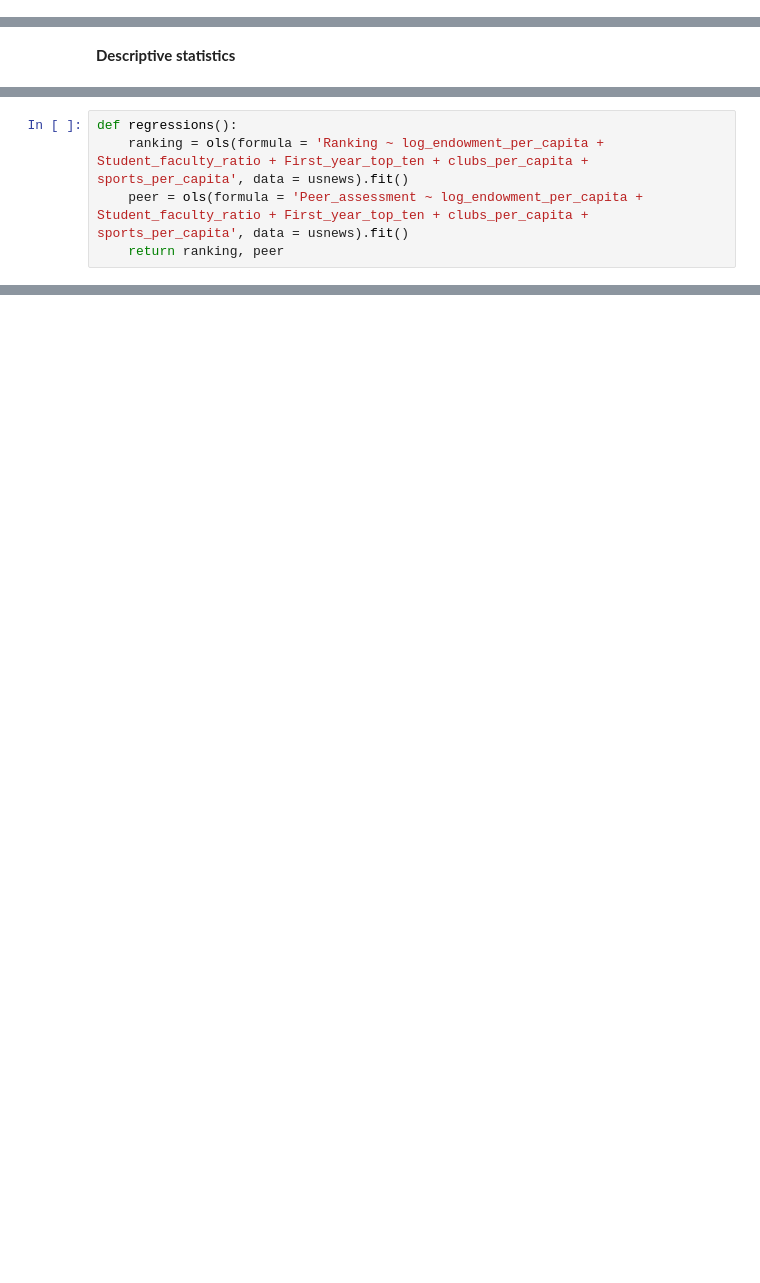
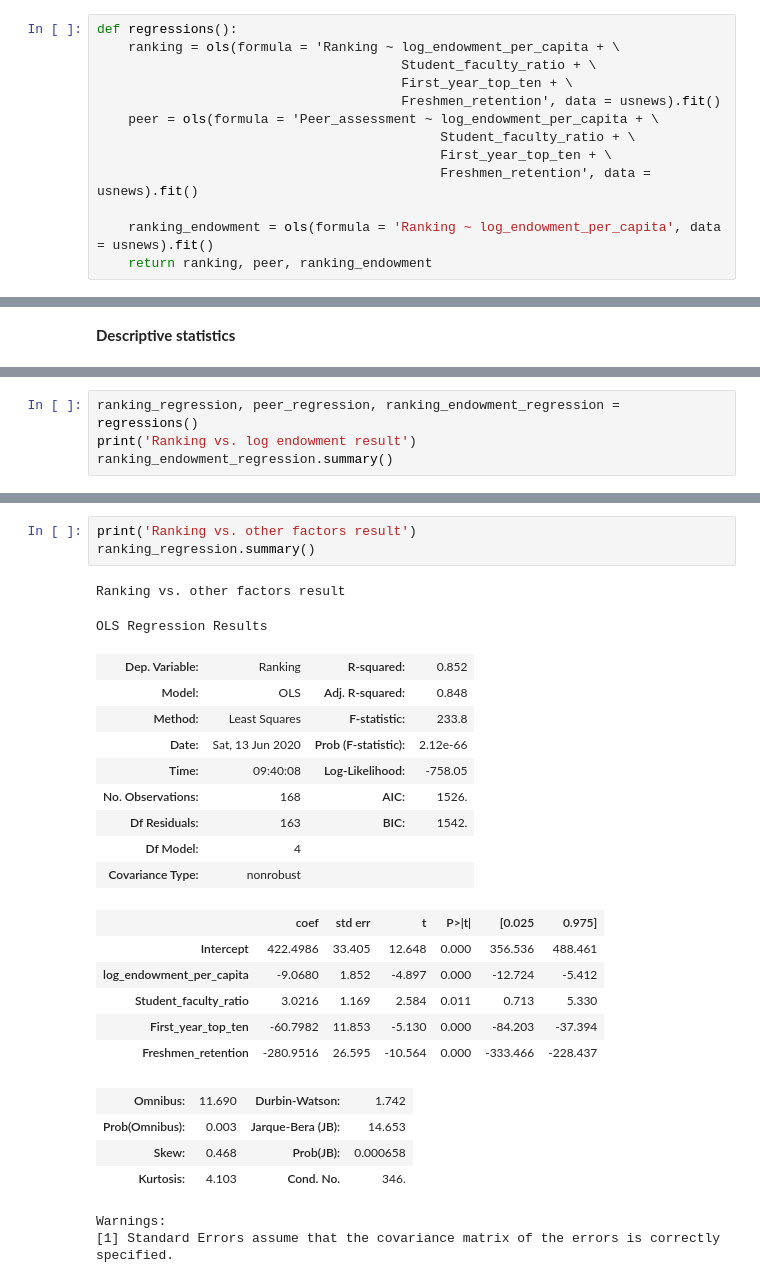
Before and after one commit to panda1835/building_LAC_2, a Jupyter notebook: USnews Regression.ipynb, the cells around one changed output, grey strips where cells are left out. Cells and saved outputs as stored; diff of their text form; blank space fills up the shorter version.

Commit message:
Modify the regression v2

```diff
--- a/USnews Regression.ipynb
+++ b/USnews Regression.ipynb
@@ -77,0 +69,13 @@ usnews.sample(5)
+# %%
+def regressions():
+    ranking = ols(formula = 'Ranking ~ log_endowment_per_capita + \
+                                       Student_faculty_ratio + \
+                                       First_year_top_ten + \
+                                       Freshmen_retention', data = usnews).fit()
+    peer = ols(formula = 'Peer_assessment ~ log_endowment_per_capita + \
+                                            Student_faculty_ratio + \
+                                            First_year_top_ten + \
+                                            Freshmen_retention', data = usnews).fit()
+
+    ranking_endowment = ols(formula = 'Ranking ~ log_endowment_per_capita', data = usnews).fit()
+    return ranking, peer, ranking_endowment
@@ -86,5 +142,0 @@ usnews.info()
-# %%
-def regressions():
-    ranking = ols(formula = 'Ranking ~ log_endowment_per_capita + Student_faculty_ratio + First_year_top_ten + clubs_per_capita + sports_per_capita', data = usnews).fit()
-    peer = ols(formula = 'Peer_assessment ~ log_endowment_per_capita + Student_faculty_ratio + First_year_top_ten + clubs_per_capita + sports_per_capita', data = usnews).fit()
-    return ranking, peer
@@ -134,0 +143,4 @@ NameError: name 'usnews' is not defined
+# %%
+ranking_regression, peer_regression, ranking_endowment_regression = regressions()
+print('Ranking vs. log endowment result')
+ranking_endowment_regression.summary()
@@ -134,0 +168,27 @@ NameError: name 'usnews' is not defined
+# %%
+print('Ranking vs. other factors result')
+ranking_regression.summary()
+# %% [output]
+Ranking vs. other factors result
+OLS Regression Results
+| Dep. Variable: | Ranking | R-squared: | 0.852 |
+| Model: | OLS | Adj. R-squared: | 0.848 |
+| Method: | Least Squares | F-statistic: | 233.8 |
+| Date: | Sat, 13 Jun 2020 | Prob (F-statistic): | 2.12e-66 |
+| Time: | 09:40:08 | Log-Likelihood: | -758.05 |
+| No. Observations: | 168 | AIC: | 1526. |
+| Df Residuals: | 163 | BIC: | 1542. |
+| Df Model: | 4 |  |  |
+| Covariance Type: | nonrobust |  |  |
+|  | coef | std err | t | P>|t| | [0.025 | 0.975] |
+| Intercept | 422.4986 | 33.405 | 12.648 | 0.000 | 356.536 | 488.461 |
+| log_endowment_per_capita | -9.0680 | 1.852 | -4.897 | 0.000 | -12.724 | -5.412 |
+| Student_faculty_ratio | 3.0216 | 1.169 | 2.584 | 0.011 | 0.713 | 5.330 |
+| First_year_top_ten | -60.7982 | 11.853 | -5.130 | 0.000 | -84.203 | -37.394 |
+| Freshmen_retention | -280.9516 | 26.595 | -10.564 | 0.000 | -333.466 | -228.437 |
+| Omnibus: | 11.690 | Durbin-Watson: | 1.742 |
+| Prob(Omnibus): | 0.003 | Jarque-Bera (JB): | 14.653 |
+| Skew: | 0.468 | Prob(JB): | 0.000658 |
+| Kurtosis: | 4.103 | Cond. No. | 346. |
+Warnings:
+[1] Standard Errors assume that the covariance matrix of the errors is correctly specified.
```
Also changed, not shown: parts of 23 cells of this notebook, 1 other file.
